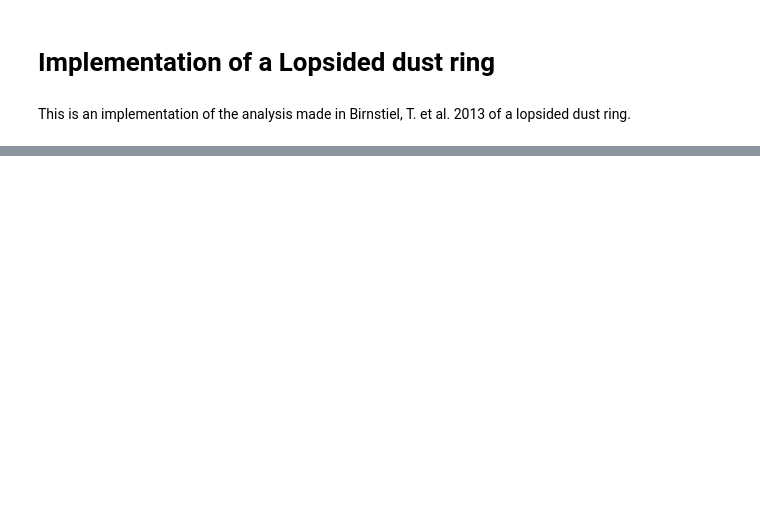
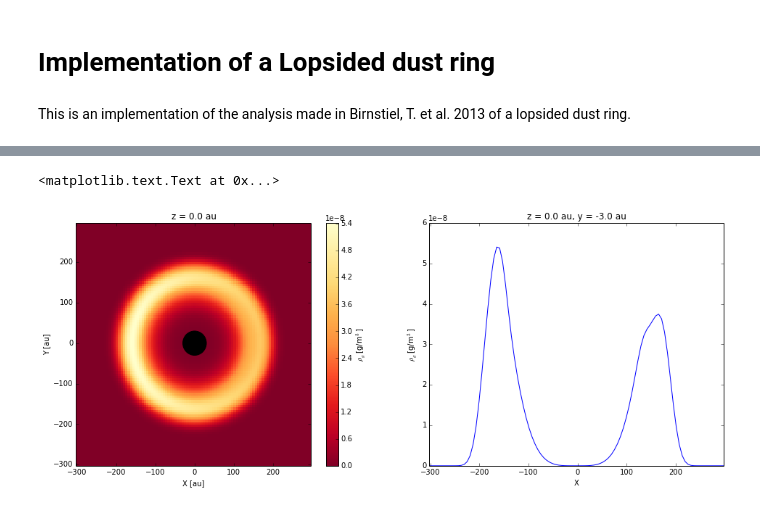
Before and after one commit to SebaMarino/ipython-notes, a Jupyter notebook: Lopsided dust ring.ipynb, the cells around one changed output, grey strips where cells are left out. Saved outputs shown, nothing was run; the diff lists cells and outputs as text; code cells hidden in the pictures; blank space fills up the shorter version.

```diff
--- a/Lopsided dust ring.ipynb
+++ b/Lopsided dust ring.ipynb
@@ -326,0 +405,41 @@ plt.legend(loc=1)
+# %%
+#-------------Non-axisymetric solution
+
+rho_g=np.zeros((Nz,N,N))
+
+for j in range(N):
+    for i in range(N):
+        x=(i-(N-1)/2.0)*dx
+        y=(j-(N-1)/2.0)*dy
+        r=ma.sqrt(x**2.0+y**2.0)
+        phi=Phi(x,y)
+        if r>0.0:
+            for k in range(Nz):
+                z=(k-(Nz-1)/2.0)*dz
+                rho_g[k,j,i]=rho_gas(r,phi, rhop_g[k,j,i],c,Rs,h_scale)
+# %%
+#-----------------------------PLOTTING
+Rho=rho_g[(Nz-1)/2,:,:]
+
+plt.figure(figsize=(16,6))
+plt.subplot(1,2,1)
+plt.title("z = %0.1f au" % Z[(Nz-1)/2])
+plt.pcolor(X,Y,Rho,cmap=plt.cm.YlOrRd_r, vmin=np.min(Rho[np.nonzero(Rho)]), vmax=np.max(Rho[np.nonzero(Rho)])) #norm=LogNorm(vmin=1e-15, vmax=np.max(rho_disk) ) )
+plt.xlim(X[0],X[N-1])
+plt.ylim(Y[0],Y[N-1])
+plt.xlabel('X [au]')
+plt.ylabel('Y [au]')
+fig = plt.gcf()
+circle=plt.Circle((0,0),Rmin,color="black",fill=True)
+fig.gca().add_artist(circle)
+plt.colorbar(orientation='vertical',label=r'$\rho_{g}$ [g/m$^3$]')
+
+plt.subplot(1,2,2)
+plt.title("z = %0.1f au, y = %0.1f au" % (Z[(Nz-1)/2], Y[(N-1)/2]))
+plt.plot(X,Rho[(N-1)/2,:])
+plt.xlim(X[0],X[N-1])
+plt.xlabel("X")
+plt.ylabel(r'$\rho_{g}$ [g/m$^3$]')
+# %% [output]
+<matplotlib.text.Text at 0x...>
+[figure, added]
```
Also changed, not shown: parts of 14 cells of this notebook, 1 other file.
